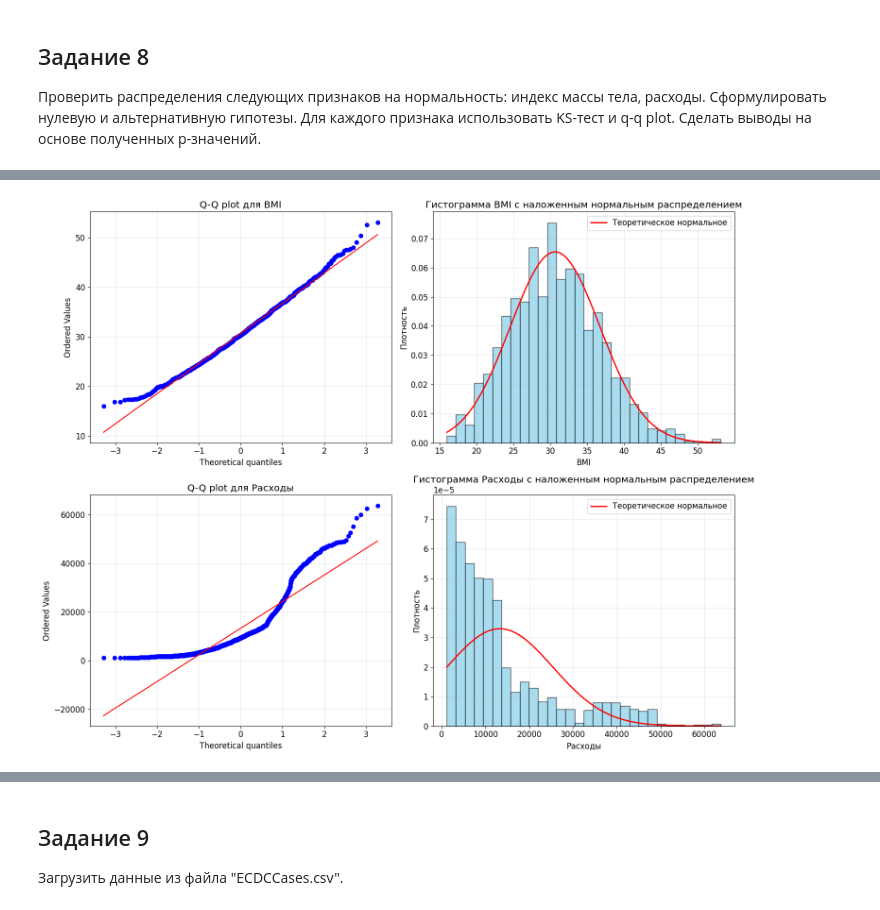
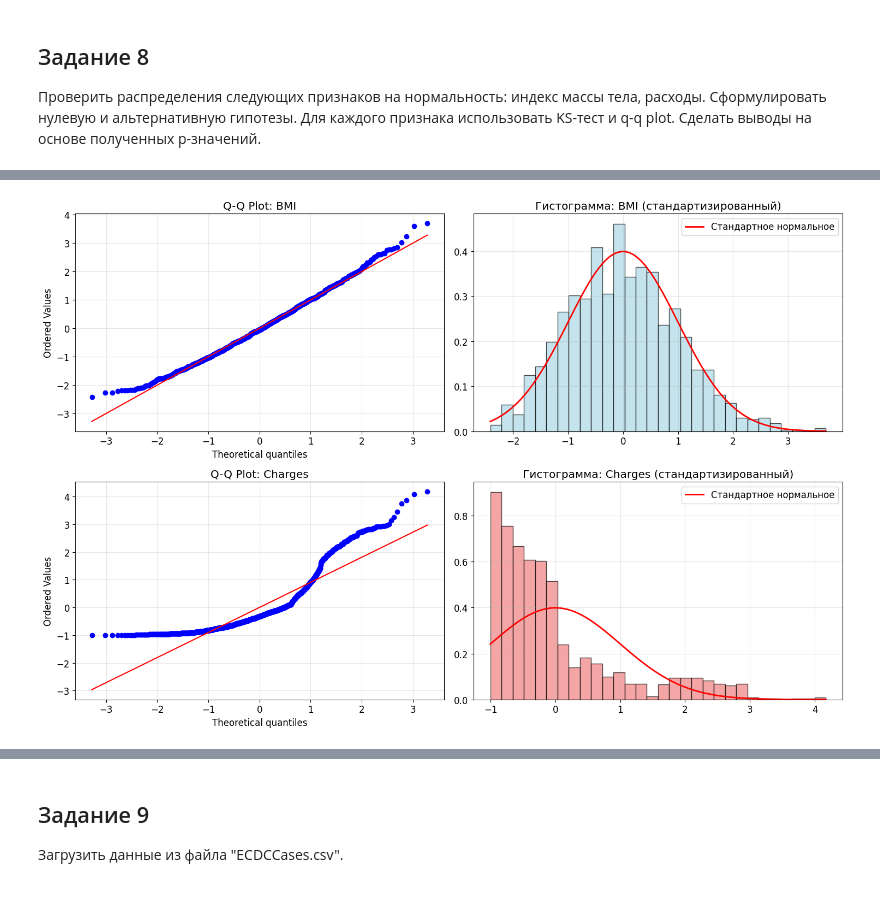
Before and after one commit to Gribbirg/big-data, a Jupyter notebook: practical_work_3/practical_work_3.ipynb, the cells around one changed output, grey strips where cells are left out. Cells and saved outputs as stored; diff of their text form; code cells hidden in the pictures.

```diff
--- a/practical_work_3/practical_work_3.ipynb
+++ b/practical_work_3/practical_work_3.ipynb
@@ -19,6 +16,7 @@ plt.rcParams['font.size'] = 12
 ## Задание 1
 Загрузить данные из файла "insurance.csv".
 # %%
-insurance_df = pd.read_csv('source/insurance.csv')
-print(f"Размер датасета: {insurance_df.shape}")
-insurance_df.head()
+insurance = pd.read_csv('source/insurance.csv')
+print(f"Размер датасета: {insurance.shape}")
+print(f"Колонки: {list(insurance.columns)}")
+insurance.head()
@@ -305,25 +389,33 @@ KS-тест:
 # %%
-fig, axes = plt.subplots(2, 2, figsize=(15, 12))
+fig, axes = plt.subplots(2, 2, figsize=(15, 10))
 
-for i, (data, std_data, name) in enumerate([(insurance_df['bmi'], bmi_std, 'BMI'),
-                                            (insurance_df['charges'], charges_std, 'Расходы')]):
-    stats.probplot(data, dist="norm", plot=axes[i, 0])
-    axes[i, 0].set_title(f'Q-Q plot для {name}')
-    axes[i, 0].grid(True, alpha=0.3)
+stats.probplot(bmi_std, dist="norm", plot=axes[0,0])
+axes[0,0].set_title('Q-Q Plot: BMI')
+axes[0,0].grid(True, alpha=0.3)
 
-    axes[i, 1].hist(data, bins=30, alpha=0.7, density=True, color='skyblue', edgecolor='black')
+axes[0,1].hist(bmi_std, bins=30, alpha=0.7, density=True,
+               color='lightblue', edgecolor='black')
+x = np.linspace(bmi_std.min(), bmi_std.max(), 100)
+axes[0,1].plot(x, stats.norm.pdf(x, 0, 1), 'r-', linewidth=2,
+               label='Стандартное нормальное')
+axes[0,1].set_title('Гистограмма: BMI (стандартизированный)')
+axes[0,1].legend()
+axes[0,1].grid(True, alpha=0.3)
 
-    x = np.linspace(data.min(), data.max(), 100)
-    y = norm.pdf(x, data.mean(), data.std())
-    axes[i, 1].plot(x, y, 'r-', linewidth=2, label='Теоретическое нормальное')
+stats.probplot(charges_std, dist="norm", plot=axes[1,0])
+axes[1,0].set_title('Q-Q Plot: Charges')
+axes[1,0].grid(True, alpha=0.3)
 
-    axes[i, 1].set_title(f'Гистограмма {name} с наложенным нормальным распределением')
-    axes[i, 1].set_xlabel(name)
-    axes[i, 1].set_ylabel('Плотность')
-    axes[i, 1].legend()
-    axes[i, 1].grid(True, alpha=0.3)
+axes[1,1].hist(charges_std, bins=30, alpha=0.7, density=True,
+               color='lightcoral', edgecolor='black')
+x = np.linspace(charges_std.min(), charges_std.max(), 100)
+axes[1,1].plot(x, stats.norm.pdf(x, 0, 1), 'r-', linewidth=2,
+               label='Стандартное нормальное')
+axes[1,1].set_title('Гистограмма: Charges (стандартизированный)')
+axes[1,1].legend()
+axes[1,1].grid(True, alpha=0.3)
 
 plt.tight_layout()
 plt.show()
 # %% [output]
-[figure, old version]
+[figure, new version]
```
Also changed, not shown: parts of 63 cells of this notebook, 4 other files.
